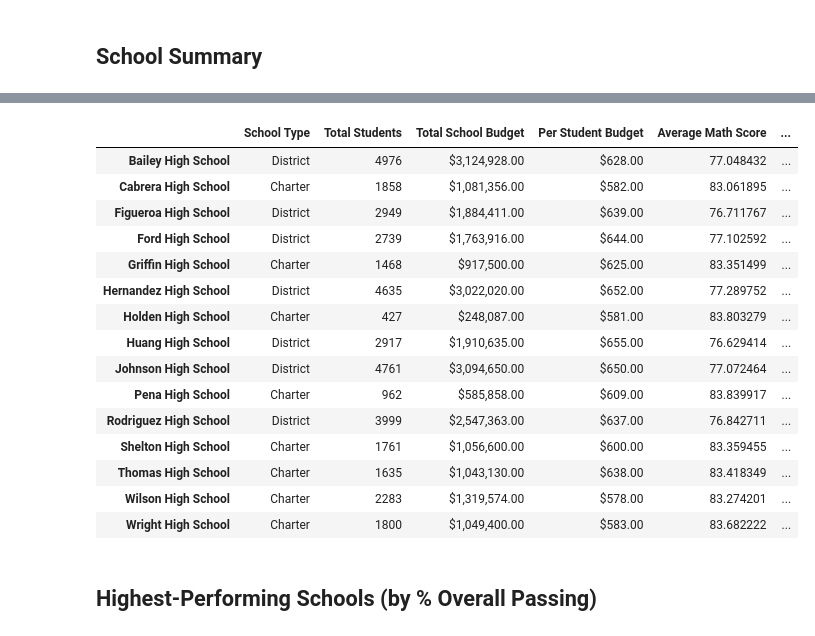
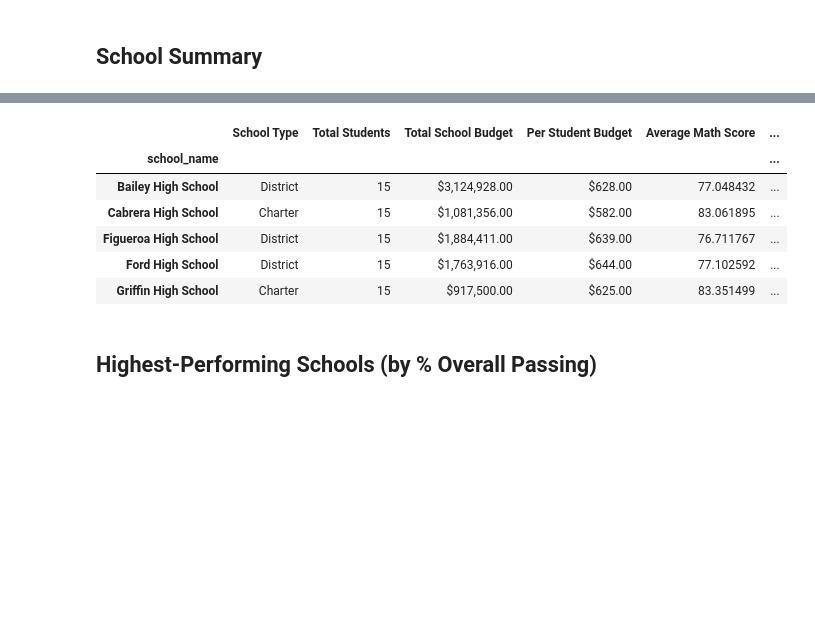
Before and after one commit to Achempim/Pandas-Challenge, a Jupyter notebook: PyCitySchools/PyCitySchools_starter.ipynb, the cells around one changed output, grey strips where cells are left out. Drawn from its saved outputs; the diff is of its cells as text; code cells hidden in the pictures; blank space fills up the shorter version.

```diff
--- a/PyCitySchools/PyCitySchools_starter.ipynb
+++ b/PyCitySchools/PyCitySchools_starter.ipynb
@@ -127,3 +159,4 @@ school_name = school_data.set_index(["school_name"])["School"]
 # %%
-# Use the code provided to select the type per school from school_data
-school_types = school_data.set_index(["school_name"])["type"]
+# Calculate the total student count per school from school_data
+per_school_counts = school_data["school_name"].nunique()
+per_school_counts
@@ -130,5 +165,2 @@ school_types = school_data.set_index(["school_name"])["type"]
-# %%
-# Calculate the total student count per school from school_data
-per_school_counts =
 # %%
 # Calculate the total school budget and per capita spending per school from school_data
@@ -145,4 +249,10 @@ school_students_passing_math =
 # %%
 # Calculate the number of students per school with reading scores of 70 or higher from school_data_complete
-students_passing_reading =
-school_students_passing_reading =
+# Filter students with math scores of 70 or higher
+students_passing_reading = school_data_complete[school_data_complete["reading_score"] >= 70]
+
+# Calculate the number of students per school with math scores of 70 or higher
+school_students_passing_reading = students_passing_reading.groupby("school_name")["Student ID"].count()
+
+# Display the results
+school_students_passing_reading.head()
@@ -155,5 +292,10 @@ school_students_passing_math_and_reading = students_passing_math_and_reading.gro
 # %%
 # Use the provided code to calculate the passing rates
-per_school_passing_math = school_students_passing_math / per_school_counts * 100
-per_school_passing_reading = school_students_passing_reading / per_school_counts * 100
-overall_passing_rate = school_students_passing_math_and_reading / per_school_counts * 100
+# Calculate the passing rates for each school
+per_school_passing_math = (school_students_passing_math / per_school_counts) * 100
+per_school_passing_reading = (school_students_passing_reading / per_school_counts) * 100
+overall_passing_rate = (school_students_passing_math_and_reading / per_school_counts) * 100
+
+# Display the results
+per_school_passing_math.head(), per_school_passing_reading.head(), overall_passing_rate.head()
+per_school_passing_math,        per_school_passing_reading,        overall_passing_rate
@@ -160,30 +320,31 @@ overall_passing_rate = school_students_passing_math_and_reading / per_school_cou
 # %%
 # Create a DataFrame called `per_school_summary` with columns for the calculations above.
-per_school_summary =
+per_school_summary = pd.DataFrame({
+    "School Type": school_data.set_index("school_name")["type"],
+    "Total Students": per_school_counts,
+    "Total School Budget": per_school_budget,
+    "Per Student Budget": per_school_capita,
+    "Average Math Score": per_school_math,
+    "Average Reading Score": per_school_reading,
+    "% Passing Math": per_school_passing_math,
+    "% Passing Reading": per_school_passing_reading,
+    "% Overall Passing": overall_passing_rate
+})
 
-# Formatting
+# Formatting the budget columns to show as currency
 per_school_summary["Total School Budget"] = per_school_summary["Total School Budget"].map("${:,.2f}".format)
 per_school_summary["Per Student Budget"] = per_school_summary["Per Student Budget"].map("${:,.2f}".format)
 
 # Display the DataFrame
-per_school_summary
+per_school_summary.head()
 # %% [output]
 |  | School Type | Total Students | Total School Budget | Per Student Budget | Average Math Score | ... |
-| Bailey High School | District | 4976 | $3,124,928.00 | $628.00 | 77.048432 | ... |
-| Cabrera High School | Charter | 1858 | $1,081,356.00 | $582.00 | 83.061895 | ... |
-| Figueroa High School | District | 2949 | $1,884,411.00 | $639.00 | 76.711767 | ... |
-| Ford High School | District | 2739 | $1,763,916.00 | $644.00 | 77.102592 | ... |
-| Griffin High School | Charter | 1468 | $917,500.00 | $625.00 | 83.351499 | ... |
-| Hernandez High School | District | 4635 | $3,022,020.00 | $652.00 | 77.289752 | ... |
-| Holden High School | Charter | 427 | $248,087.00 | $581.00 | 83.803279 | ... |
-| Huang High School | District | 2917 | $1,910,635.00 | $655.00 | 76.629414 | ... |
-| Johnson High School | District | 4761 | $3,094,650.00 | $650.00 | 77.072464 | ... |
-| Pena High School | Charter | 962 | $585,858.00 | $609.00 | 83.839917 | ... |
-| Rodriguez High School | District | 3999 | $2,547,363.00 | $637.00 | 76.842711 | ... |
-| Shelton High School | Charter | 1761 | $1,056,600.00 | $600.00 | 83.359455 | ... |
-| Thomas High School | Charter | 1635 | $1,043,130.00 | $638.00 | 83.418349 | ... |
-| Wilson High School | Charter | 2283 | $1,319,574.00 | $578.00 | 83.274201 | ... |
-| Wright High School | Charter | 1800 | $1,049,400.00 | $583.00 | 83.682222 | ... |
+| school_name |  |  |  |  |  | ... |
+| Bailey High School | District | 15 | $3,124,928.00 | $628.00 | 77.048432 | ... |
+| Cabrera High School | Charter | 15 | $1,081,356.00 | $582.00 | 83.061895 | ... |
+| Figueroa High School | District | 15 | $1,884,411.00 | $639.00 | 76.711767 | ... |
+| Ford High School | District | 15 | $1,763,916.00 | $644.00 | 77.102592 | ... |
+| Griffin High School | Charter | 15 | $917,500.00 | $625.00 | 83.351499 | ... |
 # %% [markdown]
 ## Highest-Performing Schools (by % Overall Passing)
 # %%
```
Also changed, not shown: parts of 41 cells of this notebook, 2 other files.
